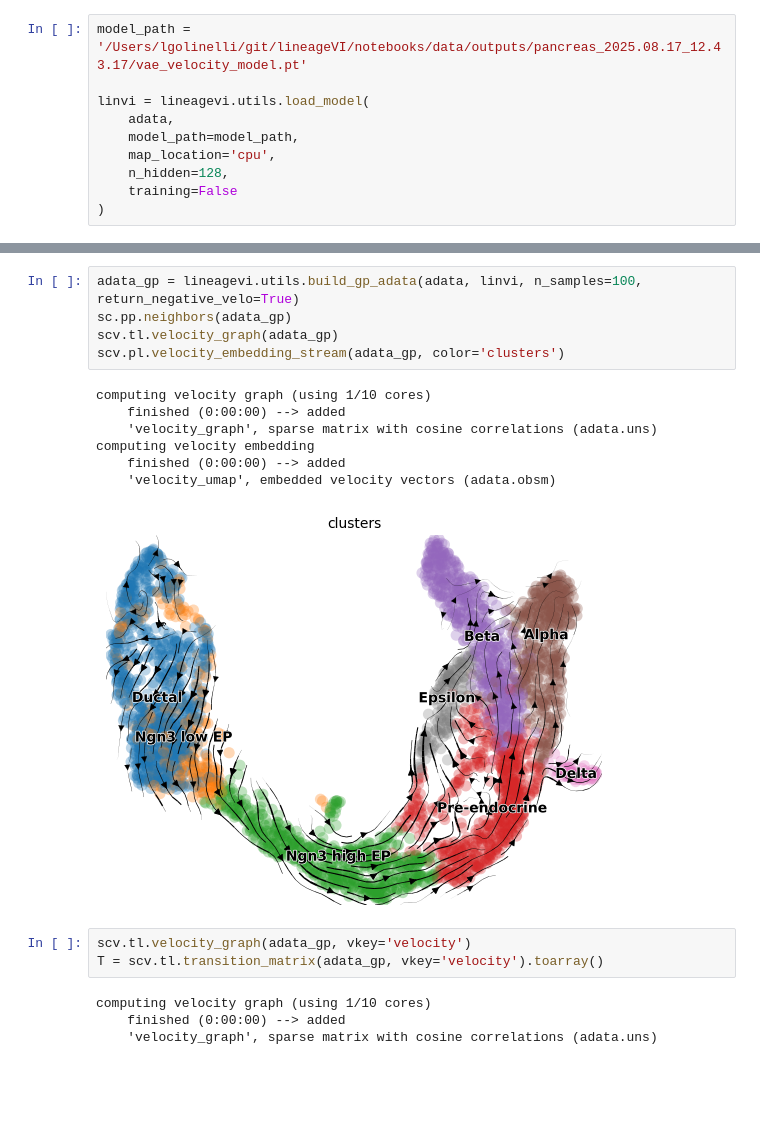
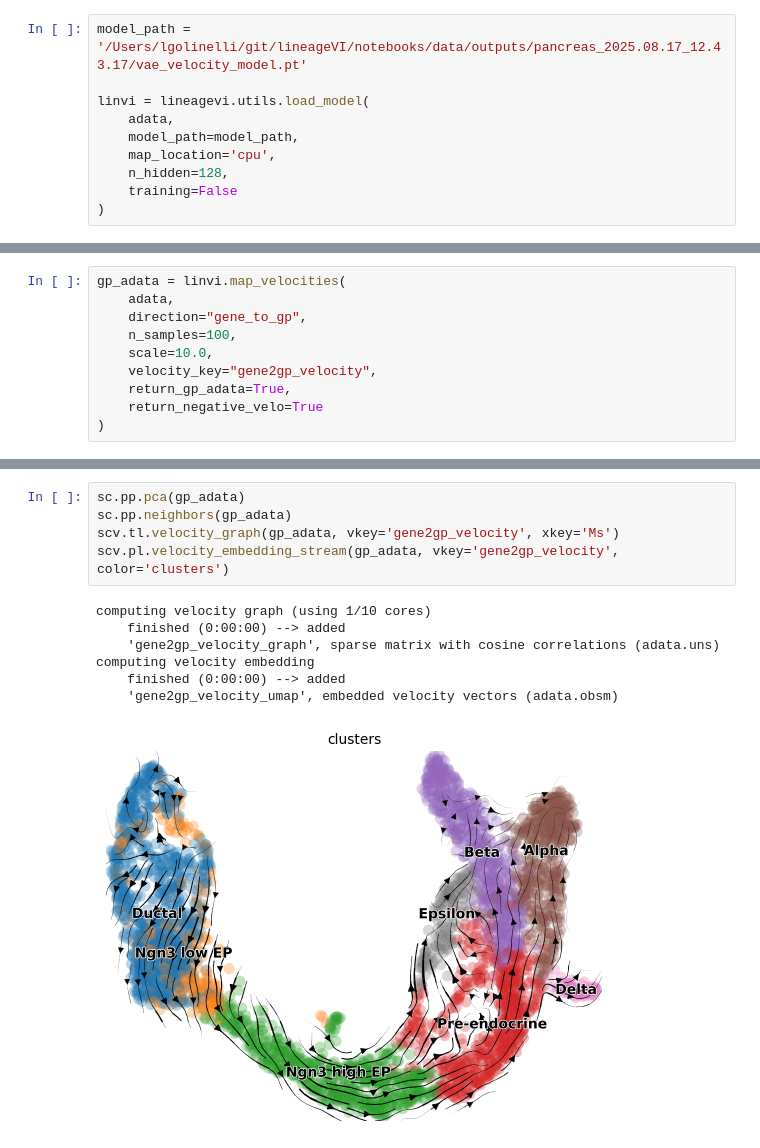
Before and after one commit to leonardogolinelli/lineageVI, a Jupyter notebook: notebooks/7-map_velocity_notebook.ipynb, the cells around one changed output, grey strips where cells are left out. Drawn from its saved outputs; the diff is of its cells as text; blank space fills up the shorter version.

```diff
--- a/notebooks/7-map_velocity_notebook.ipynb
+++ b/notebooks/7-map_velocity_notebook.ipynb
@@ -26,0 +66,10 @@ outs = linvi.get_model_outputs(adata)
+# %%
+gp_adata = linvi.map_velocities(
+    adata,
+    direction="gene_to_gp",
+    n_samples=100,
+    scale=10.0,
+    velocity_key="gene2gp_velocity",
+    return_gp_adata=True,
+    return_negative_velo=True
+)
@@ -27,20 +86,13 @@ outs = linvi.get_model_outputs(adata)
 # %%
-adata_gp = lineagevi.utils.build_gp_adata(adata, linvi, n_samples=100, return_negative_velo=True)
-sc.pp.neighbors(adata_gp)
-scv.tl.velocity_graph(adata_gp)
-scv.pl.velocity_embedding_stream(adata_gp, color='clusters')
+sc.pp.pca(gp_adata)
+sc.pp.neighbors(gp_adata)
+scv.tl.velocity_graph(gp_adata, vkey='gene2gp_velocity', xkey='Ms')
+scv.pl.velocity_embedding_stream(gp_adata, vkey='gene2gp_velocity', color='clusters')
 # %% [output]
 computing velocity graph (using 1/10 cores)
     finished (0:00:00) --> added
-    'velocity_graph', sparse matrix with cosine correlations (adata.uns)
+    'gene2gp_velocity_graph', sparse matrix with cosine correlations (adata.uns)
 computing velocity embedding
     finished (0:00:00) --> added
-    'velocity_umap', embedded velocity vectors (adata.obsm)
+    'gene2gp_velocity_umap', embedded velocity vectors (adata.obsm)
-[figure, old version]
+[figure, new version]
-# %%
-scv.tl.velocity_graph(adata_gp, vkey='velocity')
-T = scv.tl.transition_matrix(adata_gp, vkey='velocity').toarray()
-# %% [output]
-computing velocity graph (using 1/10 cores)
-    finished (0:00:00) --> added
-    'velocity_graph', sparse matrix with cosine correlations (adata.uns)
```
Also changed, not shown: parts of 13 cells of this notebook, 3 other files.
